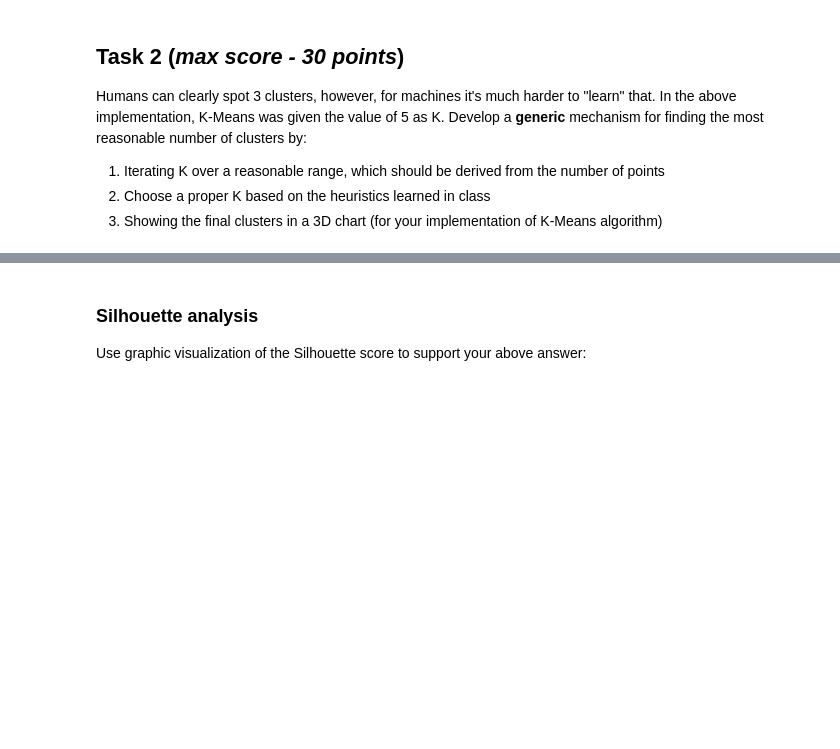
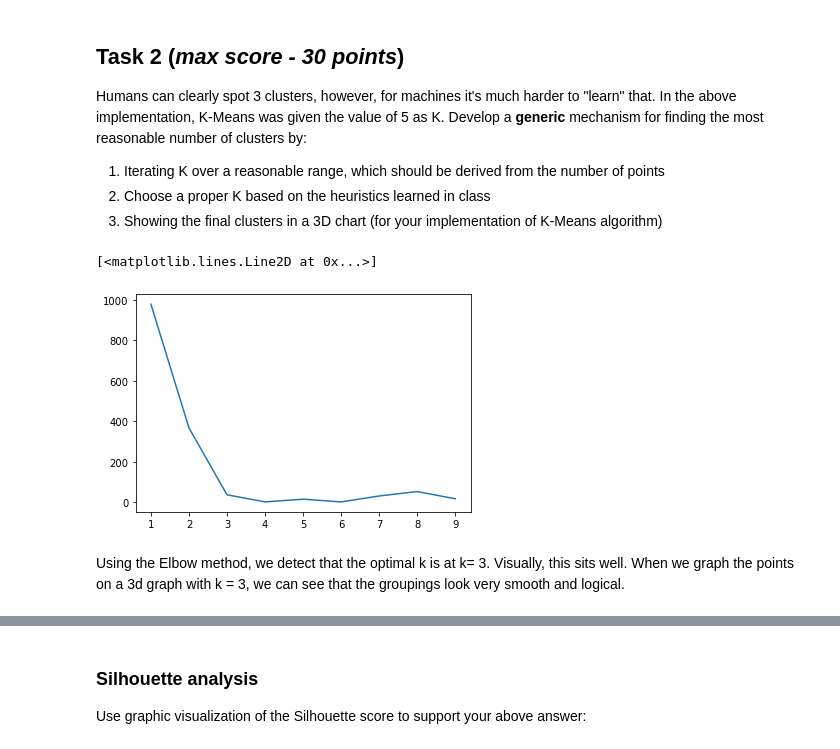
Before and after one commit to Shuaf98/y-data, a Jupyter notebook: ydata_unsupervised_learning/lecture1_intro_kmeans/HW1_Clustering.ipynb, the cells around one changed output, grey strips where cells are left out. Drawn from its saved outputs; the diff is of its cells as text; code cells hidden in the pictures; blank space fills up the shorter version.

```diff
--- a/ydata_unsupervised_learning/lecture1_intro_kmeans/HW1_Clustering.ipynb
+++ b/ydata_unsupervised_learning/lecture1_intro_kmeans/HW1_Clustering.ipynb
@@ -146,7 +144,3 @@ make_chart(EMR3d1, kmm.labels, variables1)
-# %%
-k = k_means()
-# %%
-k.fit(EMR3d1, 3)
 # %% [markdown]
 ## Task 2 (_max score - 30 points_)
 
@@ -157,3 +151,17 @@ Develop a **generic** mechanism for finding the most reasonable number of cluste
 3. Showing the final clusters in a 3D chart (for your implementation of K-Means algorithm)
 # %%
 # Add your code for Challenge 211 after this line, and keep it in this cell.
+WCSS = []
+k_range = round(np.sqrt(len(EMR3d1)))
+k_vals = np.arange(1,k_range,1)
+for k in k_vals:
+    km = k_means()
+    km.fit(EMR3d1, k)
+    WCSS.append(km.WCSS)
+
+plt.plot(k_vals, WCSS)
+# %% [output]
+[<matplotlib.lines.Line2D at 0x...>]
+[figure, added]
+# %% [markdown]
+Using the Elbow method, we detect that the optimal k is at k= 3. Visually, this sits well. When we graph the points on a 3d graph with k = 3, we can see that the groupings look very smooth and logical.
```
Also changed, not shown: parts of 10 cells of this notebook, 3 other files.
